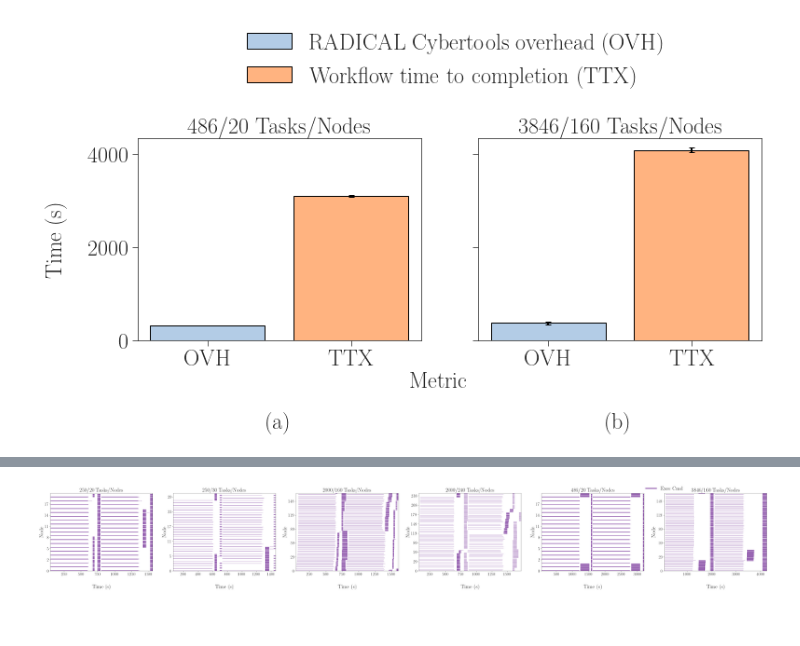
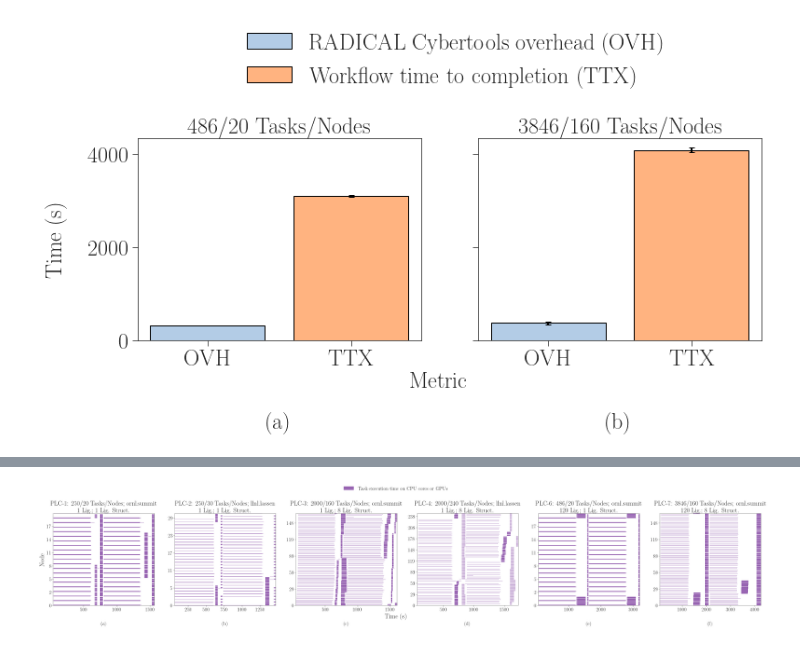
Before and after one commit to radical-experiments/deepdriveMD, a Jupyter notebook: analysis/paper_12122020.ipynb, the cells around one changed output, grey strips where cells are left out. Drawn from its saved outputs; the diff is of its cells as text; code cells hidden in the pictures; blank space fills up the shorter version.

```diff
--- a/analysis/paper_12122020.ipynb
+++ b/analysis/paper_12122020.ipynb
@@ -18,0 +21,8 @@ import matplotlib.ticker as mticker
+# %%
+exp_design = {
+    'exp_id'   : ['PLC-1', 'PLC-2', 'PLC-3', 'PLC-4', 'PLC-6', 'PLC-7'],
+    'lig'      : [ 1     ,  1     ,  1     ,  1     ,  120   ,  120   ],
+    'ligstruct': [ 1     ,  1     ,  8     ,  8     ,  1     ,  8     ]}
+
+df_exp_design = pd.DataFrame(exp_design)
+df_exp_design
@@ -649,7 +716,7 @@ nsids = len(suds) - len(skip)
 
 fwidth = 12*nsids
 fhight = 8
-fig, axarr = plt.subplots(1, nsids, sharex='col', figsize=(fwidth, fhight))
+fig, axarr = plt.subplots(1, nsids+1, sharex='col', figsize=(fwidth, fhight))
 
 i = 0
 j = 'a'
@@ -675,7 +742,15 @@ for sid in suds:
     y_min = None
     y_max = None
 
-    ax.set_title('%s/%s Tasks/Nodes' % (ss[sid]['nunit'], int(ss[sid]['nnodes'])), fontdict={'fontsize': 30})
+    ax.set_title(
+        '%s: %s/%s Tasks/Nodes; %s\n%s Lig.; %s Lig. Struct.' % (
+            ss[sid]['expid'],
+            ss[sid]['nunit'],
+            int(ss[sid]['nnodes']),
+            df_info[df_info['exp_id'] == ss[sid]['expid']]['resource'].tolist()[0],
+            df_exp_design[df_exp_design['exp_id'] == ss[sid]['expid']]['lig'].tolist()[0],
+            df_exp_design[df_exp_design['exp_id'] == ss[sid]['expid']]['ligstruct'].tolist()[0]),
+        fontdict={'fontsize': 30})
 
     for metric in metrics_default:
 
@@ -707,35 +782,37 @@ for sid in suds:
                         y_min = orig_x
                     if y_max is None:
                         y_max = orig_x + height
 
                     x_min = min(x_min, orig_x)
                     y_min = min(y_min, orig_y)
                     x_max = max(x_max, orig_x + width)
                     y_max = max(y_max, orig_y + height)
 
                     patch = mpl.patches.Rectangle((orig_x, orig_y),
                                                   width, height,
                                                   facecolor=color,
                                                   edgecolor='black',
                                                   fill=True, lw=0.0)
                     ax.add_patch(patch)
 
     ax.set_xlim([x_min, x_max])
     ax.set_ylim([y_min, y_max])
 
-    ax.set_xlabel('Time (s)', fontsize=30)
-    ax.set_ylabel('Node', fontsize=30)
+    # ax.set_xlabel('Time (s)', fontsize=30)
+    # ax.set_ylabel('Node', fontsize=30)
 
     ax.yaxis.set_major_formatter(mticker.FuncFormatter(update_ticks))
 
     i = i+1
     j = chr(ord(j) + 1)
 
 # Add legend
-ax.legend(legend, [m[0] for m in metrics_default], loc='upper center',
-          fontsize=30, ncol=4, bbox_to_anchor=( 0.00, 1.15))
+# ax.legend(legend, [m[0] for m in metrics_default], loc='upper center', fontsize=30, ncol=4, bbox_to_anchor=( -0.5, 1.35))
+fig.legend(['Task execution time on CPU cores or GPUs'], loc='upper center', bbox_to_anchor=(0.5, 1.14), fontsize=24, ncol=1)
+fig.text( 0.11,  0.5 , 'Node'    , va='center', rotation='vertical', fontsize=30)
+fig.text( 0.5,  0.02, 'Time (s)', ha='center', fontsize=30)
 
 plt.savefig('figures/paper_12122020_ru.pdf', dpi=300, bbox_inches='tight')
 plt.savefig('figures/paper_12122020_ru.png', dpi=300, bbox_inches='tight')
 # %% [output]
-[figure, old version]
+[figure, new version]
```
Also changed, not shown: parts of 9 cells of this notebook, 8 other files.
